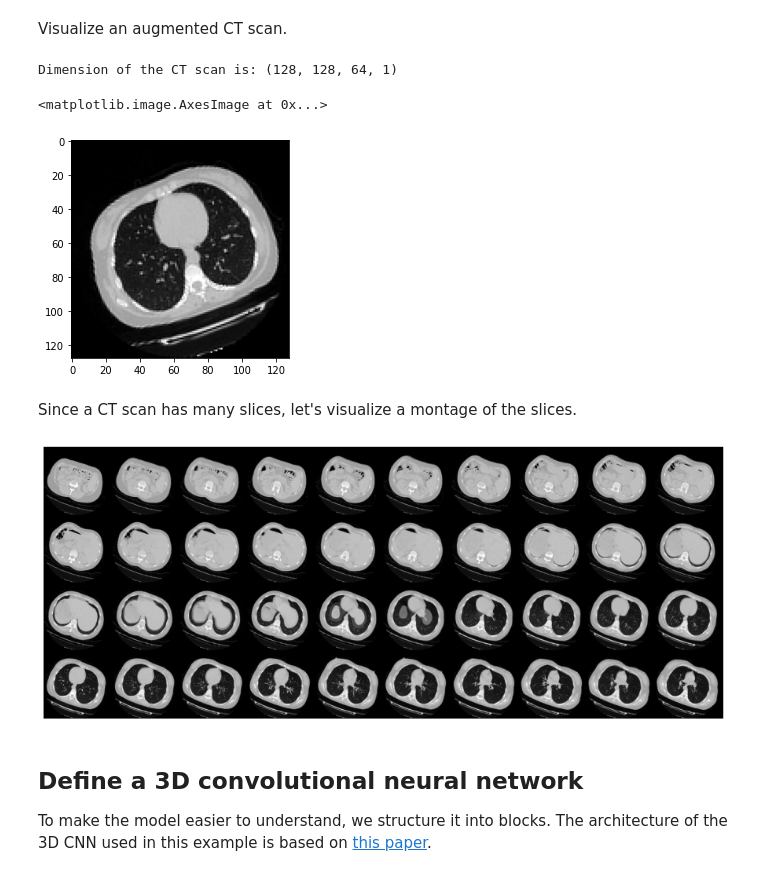
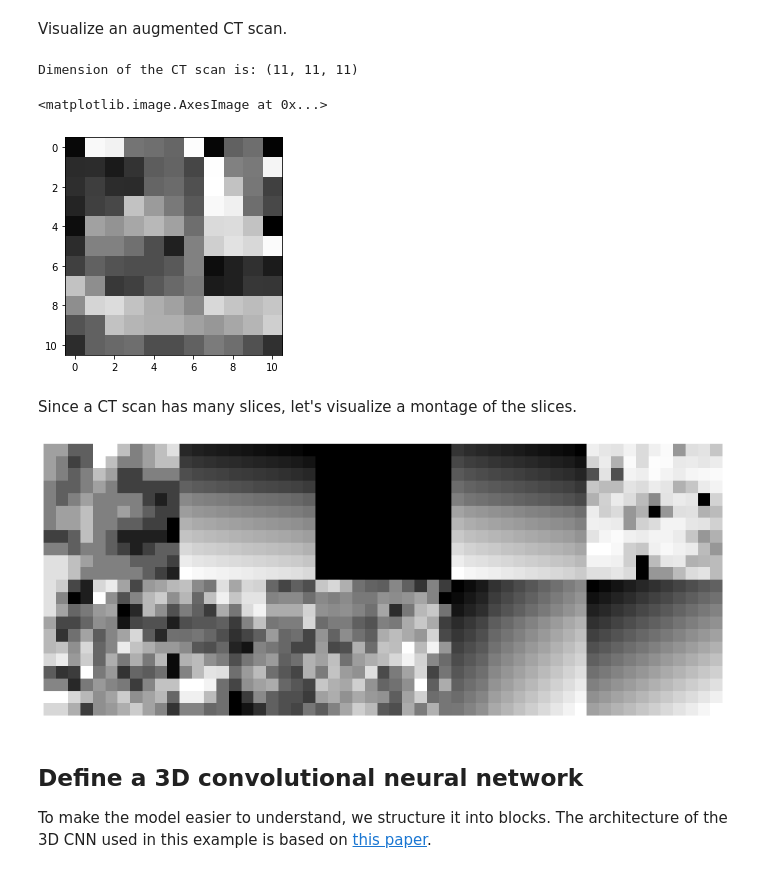
Before and after one commit to nurdeka/HACKTIV8, a Jupyter notebook: examples/vision/ipynb/3D_image_classification.ipynb, the cells around one changed output. Drawn from its saved outputs; the diff is of its cells as text; code cells hidden in the pictures.

```diff
--- a/examples/vision/ipynb/3D_image_classification.ipynb
+++ b/examples/vision/ipynb/3D_image_classification.ipynb
@@ -206,6 +206,25 @@ def process_scan(path):
     # Resize width, height and depth
     volume = resize_volume(volume)
     return volume
+# %%
+from numpy import load
+def read_file(filepath):
+    """Read and load volume"""
+    # Read file
+    dict_scan = load(filepath)
+    # Get raw data
+    scan = dict_scan['arr_0']
+    return scan
+
+def process_scan(path):
+    """Read and resize volume"""
+    # Read scan
+    volume = read_file(path)
+    # Normalize
+    #volume = normalize(volume)
+    # Resize width, height and depth
+    #volume = resize_volume(volume)
+    return volume
 # %%
 os.chdir("/content/gdrive/MyDrive/THESIS_UI/CNN/" )
 # %%
@@ -218,16 +237,16 @@ Let's read the paths of the CT scans from the class directories.
 # Folder "CT-0" consist of CT scans having normal lung tissue,
 # no CT-signs of viral pneumonia.
 normal_scan_paths = [
-    os.path.join(os.getcwd(), "MosMedData/CT-0", x)
-    for x in os.listdir("MosMedData/CT-0")
+    os.path.join(os.getcwd(), "hotspot/TES_0", x)
+    for x in os.listdir("hotspot/TES_0")
 ]
 # Folder "CT-23" consist of CT scans having several ground-glass opacifications,
 # involvement of lung parenchyma.
 abnormal_scan_paths = [
-    os.path.join(os.getcwd(), "MosMedData/CT-23", x)
-    for x in os.listdir("MosMedData/CT-23")
+    os.path.join(os.getcwd(), "hotspot/TES_1", x)
+    for x in os.listdir("hotspot/TES_1")
 ]
 
-print("CT scans with normal lung tissue: " + str(len(normal_scan_paths)))
-print("CT scans with abnormal lung tissue: " + str(len(abnormal_scan_paths)))
+print("HS scans with normal lung tissue: " + str(len(normal_scan_paths)))
+print("HS scans with abnormal lung tissue: " + str(len(abnormal_scan_paths)))
 # %% [output]
@@ -324,14 +343,14 @@ batch_size = 2
 # Augment the on the fly during training.
 train_dataset = (
     train_loader.shuffle(len(x_train))
-    .map(train_preprocessing)
+    #.map(train_preprocessing)
     .batch(batch_size)
     .prefetch(2)
 )
 # Only rescale.
 validation_dataset = (
     validation_loader.shuffle(len(x_val))
-    .map(validation_preprocessing)
+    #.map(validation_preprocessing)
     .batch(batch_size)
     .prefetch(2)
 )
@@ -346,46 +365,46 @@ import matplotlib.pyplot as plt
 data = train_dataset.take(1)
 images, labels = list(data)[0]
 images = images.numpy()
-image = images[0]
+image = images[1]
 print("Dimension of the CT scan is:", image.shape)
-plt.imshow(np.squeeze(image[:, :, 30]), cmap="gray")
+plt.imshow(np.squeeze(image[:, :, 0]), cmap="gray")
 # %% [output]
-Dimension of the CT scan is: (128, 128, 64, 1)
+Dimension of the CT scan is: (11, 11, 11)
 <matplotlib.image.AxesImage at 0x...>
-[figure, old version]
+[figure, new version]
 # %% [markdown]
 Since a CT scan has many slices, let's visualize a montage of the slices.
 # %%
 
 def plot_slices(num_rows, num_columns, width, height, data):
     """Plot a montage of 20 CT slices"""
     data = np.rot90(np.array(data))
     data = np.transpose(data)
     data = np.reshape(data, (num_rows, num_columns, width, height))
     rows_data, columns_data = data.shape[0], data.shape[1]
     heights = [slc[0].shape[0] for slc in data]
     widths = [slc.shape[1] for slc in data[0]]
     fig_width = 12.0
     fig_height = fig_width * sum(heights) / sum(widths)
     f, axarr = plt.subplots(
         rows_data,
         columns_data,
         figsize=(fig_width, fig_height),
         gridspec_kw={"height_ratios": heights},
     )
     for i in range(rows_data):
         for j in range(columns_data):
             axarr[i, j].imshow(data[i][j], cmap="gray")
             axarr[i, j].axis("off")
     plt.subplots_adjust(wspace=0, hspace=0, left=0, right=1, bottom=0, top=1)
     plt.show()
 
 
 # Visualize montage of slices.
 # 4 rows and 10 columns for 100 slices of the CT scan.
-plot_slices(4, 10, 128, 128, image[:, :, :40])
+plot_slices(2, 5, 11, 11, image[:, :, 1:11])
 # %% [output]
-[figure, old version]
+[figure, new version]
 # %% [markdown]
 ## Define a 3D convolutional neural network
 
```
Also changed, not shown: parts of 5 cells of this notebook.
